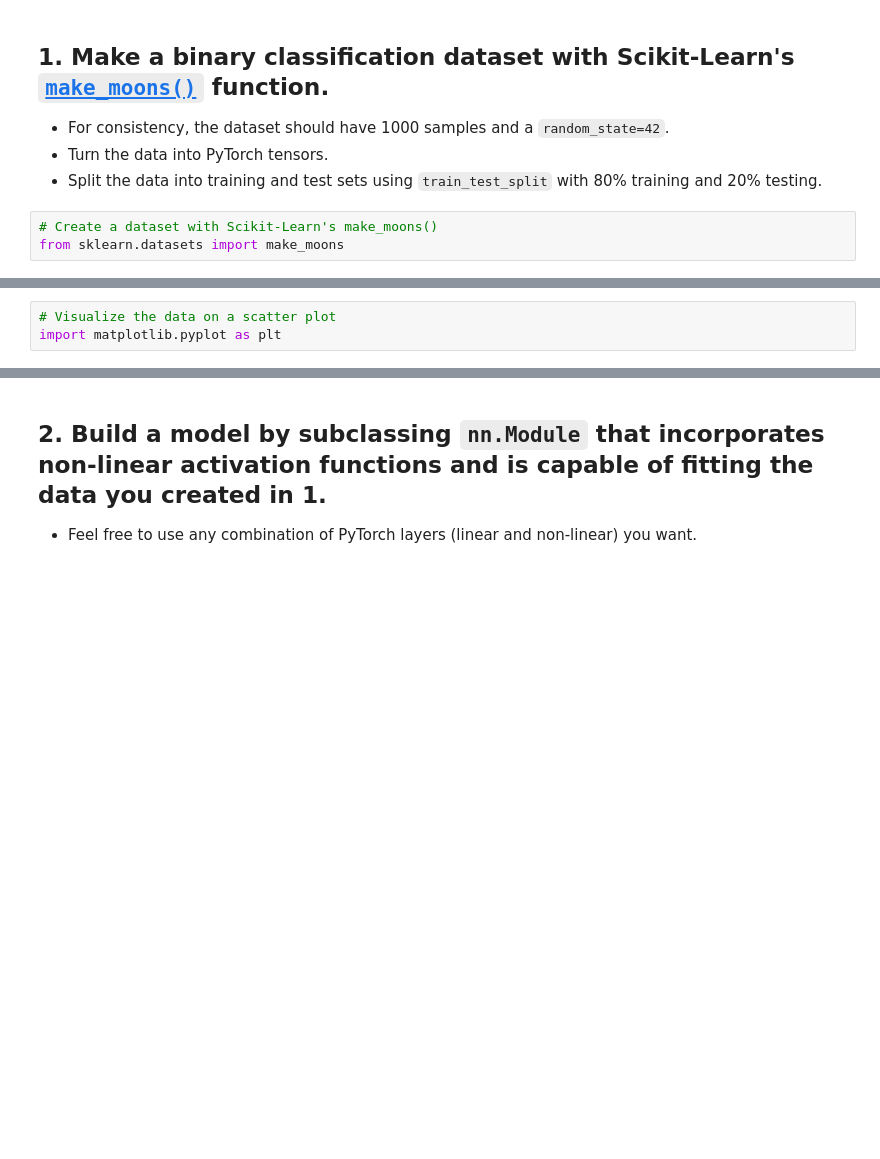
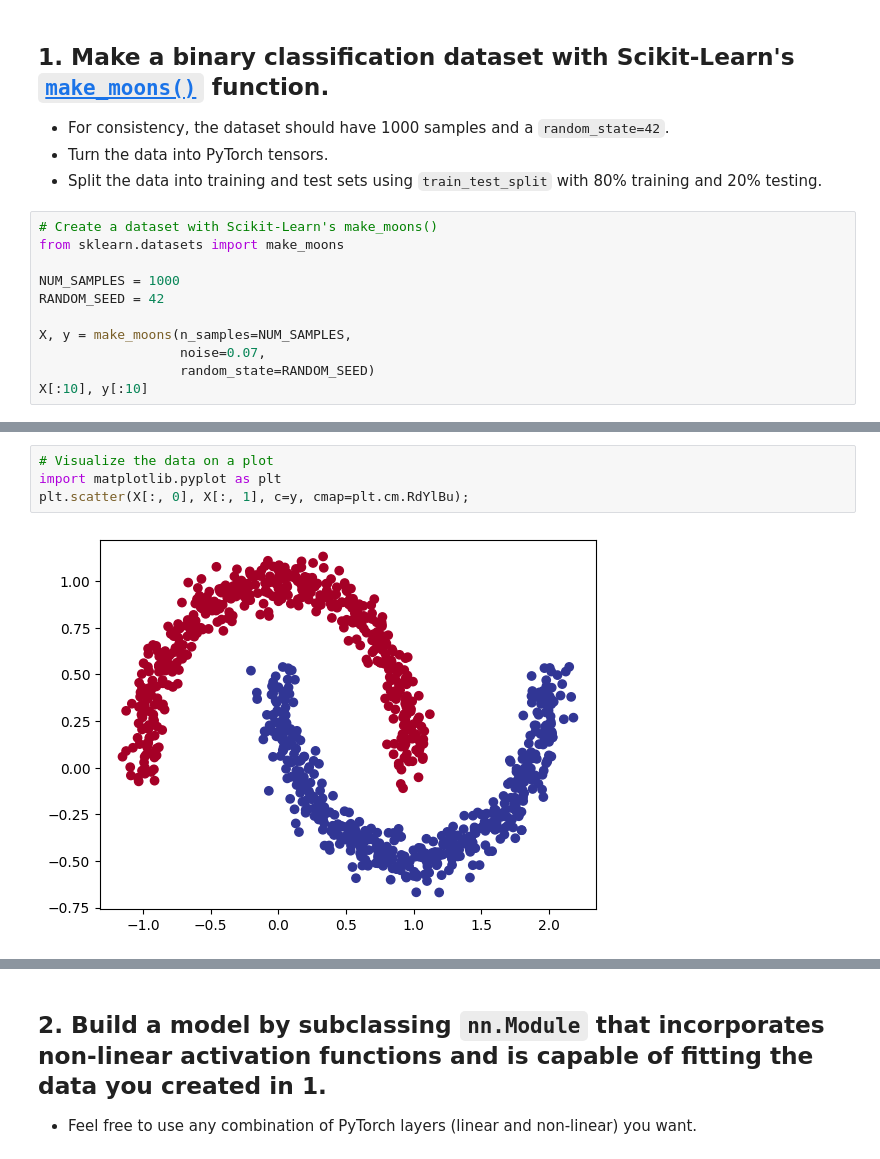
Before and after one commit to sefakurtipek/pytorchTutorials, a Jupyter notebook: 02_pytorch_classification_exercises.ipynb, the cells around one changed output, grey strips where cells are left out. Drawn from its saved outputs; the diff is of its cells as text; blank space fills up the shorter version.

```diff
--- a/02_pytorch_classification_exercises.ipynb
+++ b/02_pytorch_classification_exercises.ipynb
@@ -31,3 +33,11 @@ RANDOM_SEED = 42
 # %%
 # Create a dataset with Scikit-Learn's make_moons()
 from sklearn.datasets import make_moons
+
+NUM_SAMPLES = 1000
+RANDOM_SEED = 42
+
+X, y = make_moons(n_samples=NUM_SAMPLES,
+                  noise=0.07,
+                  random_state=RANDOM_SEED)
+X[:10], y[:10]
@@ -37,4 +70,7 @@ import pandas as pd
 # %%
-# Visualize the data on a scatter plot
+# Visualize the data on a plot
 import matplotlib.pyplot as plt
+plt.scatter(X[:, 0], X[:, 1], c=y, cmap=plt.cm.RdYlBu);
+# %% [output]
+[figure, added]
 # %%
```
Also changed, not shown: parts of 30 cells of this notebook.
